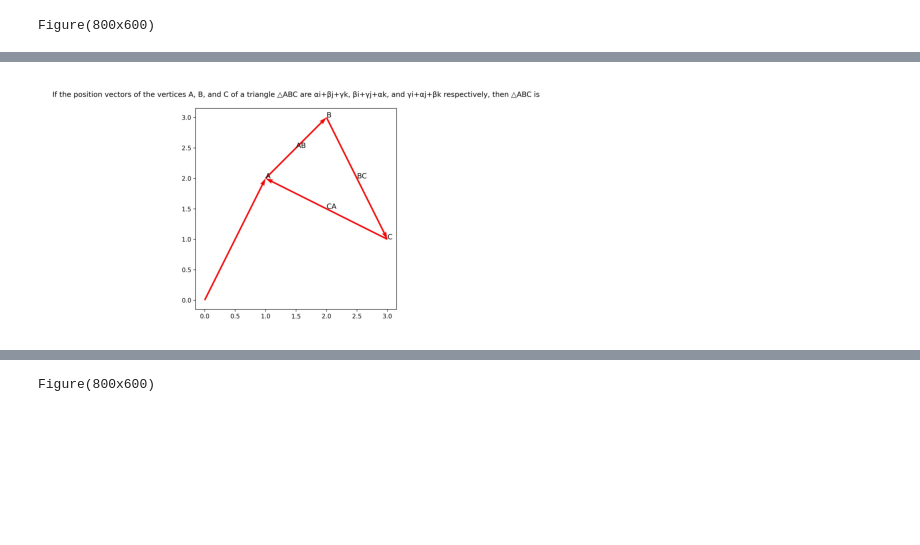
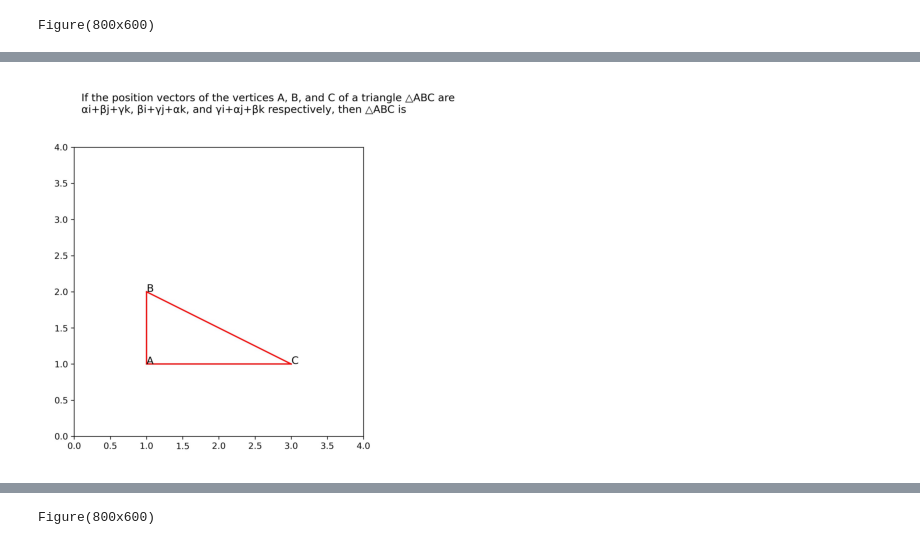
Before and after one commit to SanjayTiwaryMLAI/mathimage, a Jupyter notebook: experiment_new-detailed-matplotlib.ipynb, the cells around one changed output, grey strips where cells are left out. Cells and saved outputs as stored; diff of their text form; code cells hidden in the pictures; blank space fills up the shorter version.

```diff
--- a/experiment_new-detailed-matplotlib.ipynb
+++ b/experiment_new-detailed-matplotlib.ipynb
@@ -228,16 +224,16 @@ The resulting image will show a triangle with labeled vertices and edges, along
 # %%
 import matplotlib.pyplot as plt
 import matplotlib.image as mpimg
 
 # Load the image
-img = mpimg.imread('triangle.jpg')
+img = mpimg.imread('triangle_diagram.jpg')
 
 # Display the image
 plt.imshow(img)
 plt.axis('off')  # Hide axis ticks and labels
 plt.show()
 # %% [output]
-[figure, old version]
+[figure, new version]
 # %%
 context = "If the adjacent sides of a parallelogram are 3i+2j and -i+4j+2k, find the area of the parallelogram."
 # %%
```
Also changed, not shown: parts of 32 cells of this notebook, 8 other files.
